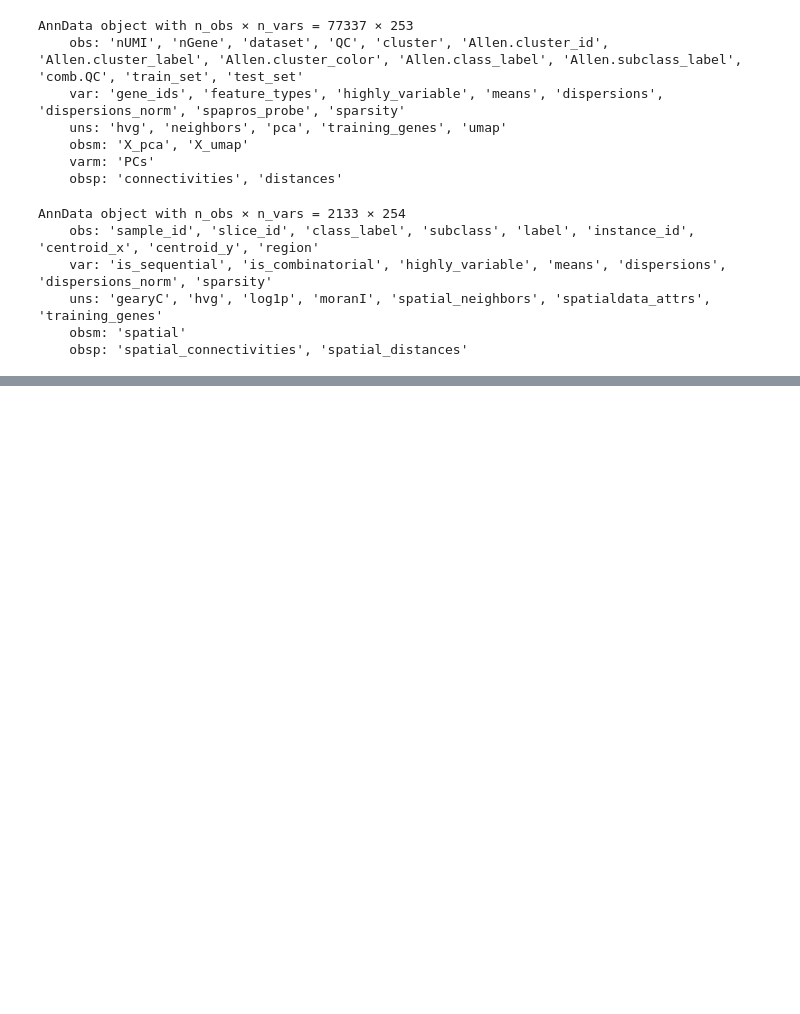
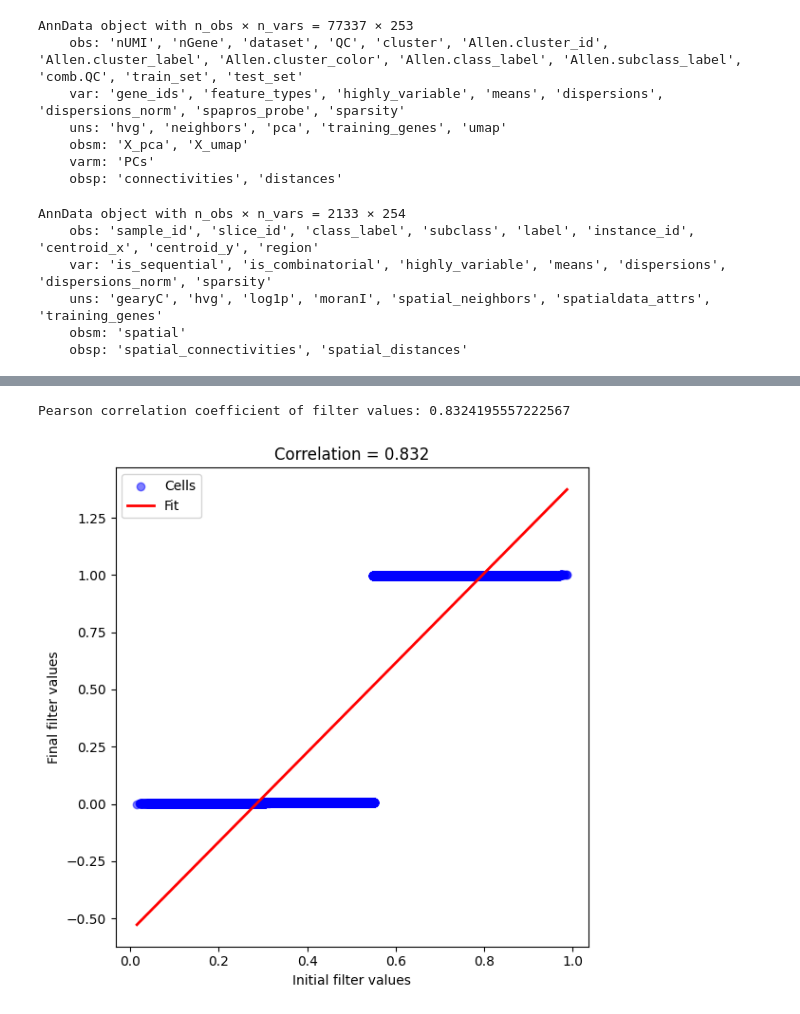
Before and after one commit to enric-bazz/Tangram, a Jupyter notebook: MyNotebooks/tangramlit_sensitivity_analysis.ipynb, the cells around one changed output, grey strips where cells are left out. Cells and saved outputs as stored; diff of their text form; code cells hidden in the pictures; blank space fills up the shorter version.

```diff
--- a/MyNotebooks/tangramlit_sensitivity_analysis.ipynb
+++ b/MyNotebooks/tangramlit_sensitivity_analysis.ipynb
@@ -483,0 +376,5 @@ ad_map.uns['filter_history'] missing?
+# %%
+filt_corr = tg.compute_filter_corr(ad_map_filt)
+# %% [output]
+Pearson correlation coefficient of filter values: 0.8324195557222567
+[figure, added]
```
Also changed, not shown: parts of 64 cells of this notebook, 1 other file.
